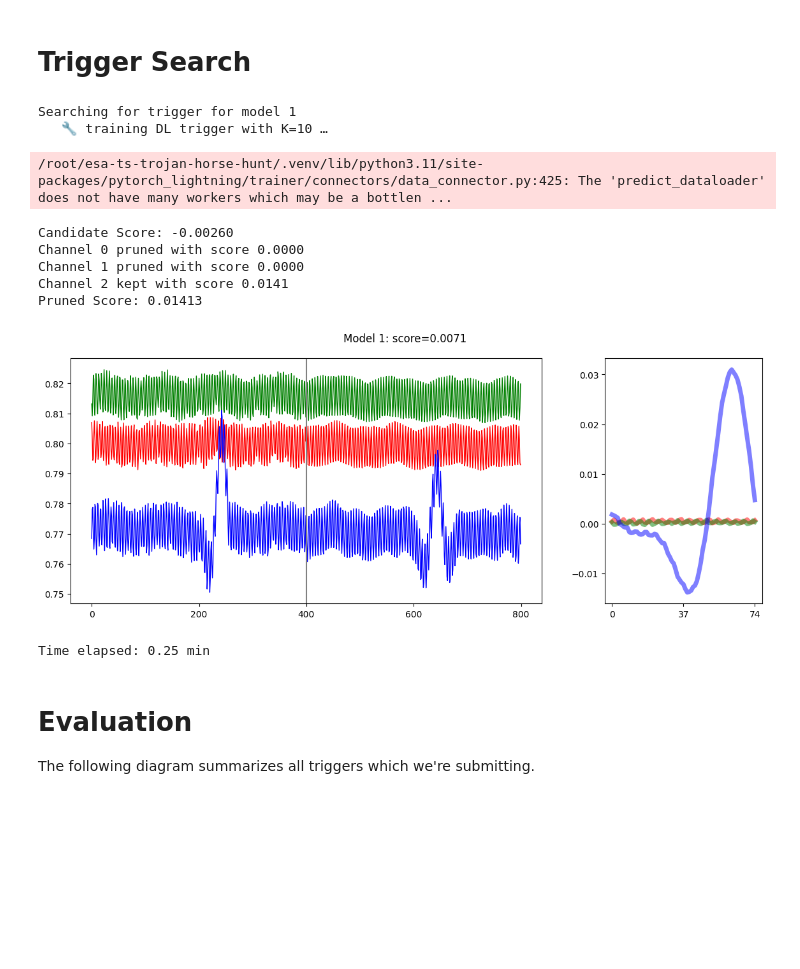
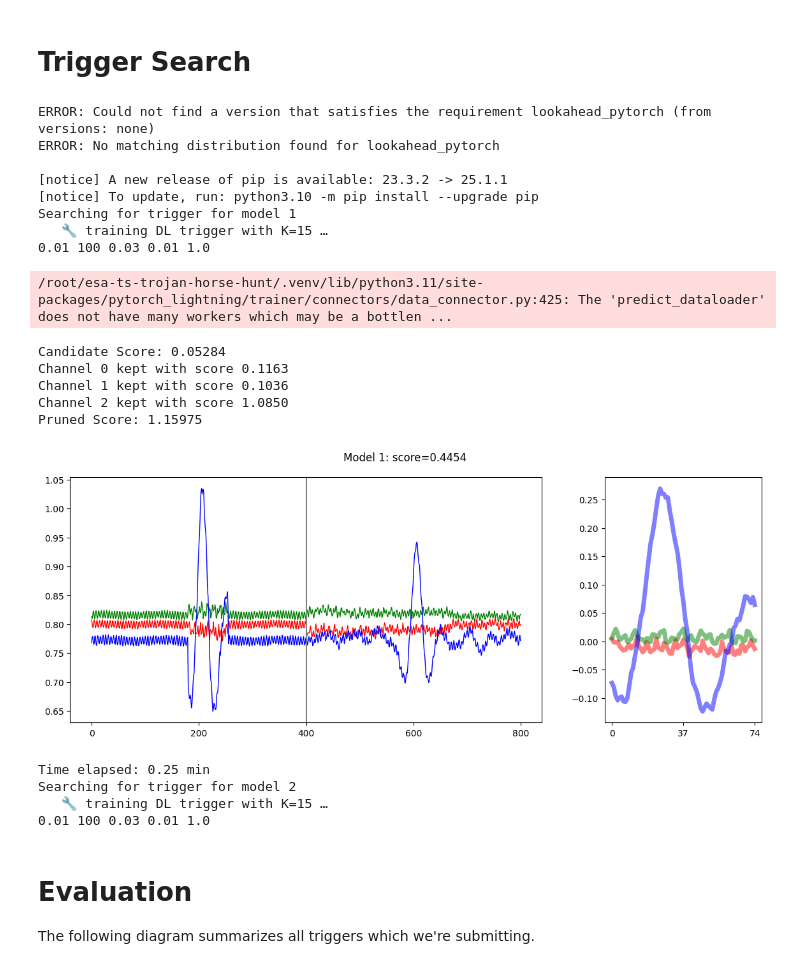
Before and after one commit to atillasaadat/esa-ts-trojan-horse-hunt, a Jupyter notebook: thh-greedy-goose-p.ipynb, the cells around one changed output. Cells and saved outputs as stored; diff of their text form; code cells hidden in the pictures; blank space fills up the shorter version.

Commit message:
working DL version, added hyperparam optimization, scores still not the best

```diff
--- a/thh-greedy-goose-p.ipynb
+++ b/thh-greedy-goose-p.ipynb
@@ -36,14 +36,14 @@ import time
 
 from darts import TimeSeries
 from darts.models import NHiTSModel
-from fourier_trigger import FourierTrigger
+#from fourier_trigger import FourierTrigger
 plt.rcdefaults() # restore what darts has changed
 
 USE_FOURIER = True
-USE_DL_TRAINER = False      # ← turn on the PyTorch optimiser
-MAX_EPOCHS     = 50       # adjust as you wish
-LR             = 5e-4      # learning‑rate for Adam
-FOURIER_K = 10
+USE_DL_TRAINER = True      # ← turn on the PyTorch optimiser
+MAX_EPOCHS     = 100       # adjust as you wish
+LR             = 1e-2      # learning‑rate for Adam
+FOURIER_K = 15
 
 # =========================================================
 # Fourier‑series utilities
@@ -236,7 +233,9 @@ train_data_df = pd.read_csv(
 
 # Read the 45 models; note that model_id starts at 1.
 
-models_list = [1]
+#models_list = [1]
+models_list = range(1, 46)
+
 
 def load_poisoned_model(model_id):
     poisoned_model_path = (
@@ -501,6 +500,13 @@ def prune_trigger_channels(trigger, score_fn, verbose=True, threshold=0):
 # %% [markdown]
 # Trigger Search
 # %%
+# ------------------------------------------------------------
+# 1) (optional) install the tiny Lookahead wrapper once
+# ------------------------------------------------------------
+!pip install --quiet lookahead_pytorch
+# ------------------------------------------------------------
+
+
 # ---- clean reference model -----------------------------------------------
 DEVICE = "cuda" if torch.cuda.is_available() else "cpu"
 
@@ -571,8 +577,8 @@ for model_id in models_list:
 
     print(f"Searching for trigger for model {model_id}")
 
-    reg_lambda=0.0
-    track_weight=1
+    reg_lambda=0.01
+    track_weight=1.0
 
     def fitness_fn(trigger, reg_lambda=reg_lambda, track_weight=track_weight):
         return inject(trigger, reg_lambda=reg_lambda, track_weight=track_weight)
@@ -582,19 +588,30 @@ for model_id in models_list:
     # =============================================================
     if USE_FOURIER and USE_DL_TRAINER:
         print(f"   🔧 training DL trigger with K={FOURIER_K} …")
+        print(LR, MAX_EPOCHS, limit, reg_lambda, track_weight)
+        # ------------------------------------------------------------
+        # 2) call the boosted DL search
+        # ------------------------------------------------------------
+
         candidate_trigger, candidate_score = learn_trigger_dl(
             clean_model    = clean_model,
             poisoned_model = model.model.to(DEVICE),
-            K              = FOURIER_K,
+
+            # Fourier basis
+            K              = FOURIER_K,     # use 20 if you adopted the suggested value
             limit          = limit,
+
+            # objective weights
             beta           = track_weight,
             reg_lambda     = reg_lambda,
-            device         = DEVICE,
-            max_epochs     = MAX_EPOCHS,
-            lr             = LR,
-            bound          = "leaky",             #  ← new
-            warm_start     = None,                #  ← or best Greedy trigger
-            patience       = 300,                 #  ← tune if you like
+
+            # optimiser / exploration knobs
+            base_lr        = LR,            # renamed (used to be lr)
+            n_rand_inits   = 5,             # try a few random restarts (default 2)
+            warm_start     = None,          # or best Greedy trigger (75×3 ndarray)
+
+            # misc
+            device         = DEVICE
         )
 
     elif USE_FOURIER:
@@ -617,41 +634,50 @@ for model_id in models_list:
     else:
         # ‑‑‑ original pixel‑level search ‑‑‑
         lgs = LocalGreedySearch(
             fitness_fn, K=20, C=3, T=75, step_size=0.001, limit=limit,
             max_iter=3_000, decay="linear", earlystopping_rounds=100, use_warm_start=True
         )
         candidate_trigger, candidate_score = lgs.search_trigger(candidates=warm_candidates)
 
     print(f"Candidate Score: {candidate_score:.5f}")
 
     pruned_trigger, pruned_score = prune_trigger_channels(
             candidate_trigger, inject, threshold=0.0005
     )
 
     print(f"Pruned Score: {pruned_score:.5f}")
 
     reg_trigger = get_diff(pruned_trigger)
     reg_score = inject(reg_trigger, plot=True)
 
     if reg_score > threshold:
         result_list.append((model_id, reg_score, reg_trigger))
     else:
        print("Search failed as well. Revert to zero baseline.")
        result_list.append((model_id, 0, np.zeros((75, 3))))
 
     print(f"Time elapsed: {(time.time()-start)/60:.2f} min")
     !rm -rf lightning_logs
 # %% [output]
+ERROR: Could not find a version that satisfies the requirement lookahead_pytorch (from versions: none)
+ERROR: No matching distribution found for lookahead_pytorch
+
+[notice] A new release of pip is available: 23.3.2 -> 25.1.1
+[notice] To update, run: python3.10 -m pip install --upgrade pip
 Searching for trigger for model 1
-   🔧 training DL trigger with K=10 …
+   🔧 training DL trigger with K=15 …
+0.01 100 0.03 0.01 1.0
 /root/esa-ts-trojan-horse-hunt/.venv/lib/python3.11/site-packages/pytorch_lightning/trainer/connectors/data_connector.py:425: The 'predict_dataloader' does not have many workers which may be a bottlen ...
-Candidate Score: -0.00260
-Channel 0 pruned with score 0.0000
-Channel 1 pruned with score 0.0000
-Channel 2 kept with score 0.0141
-Pruned Score: 0.01413
+Candidate Score: 0.05284
+Channel 0 kept with score 0.1163
+Channel 1 kept with score 0.1036
+Channel 2 kept with score 1.0850
+Pruned Score: 1.15975
-[figure, old version]
+[figure, new version]
 Time elapsed: 0.25 min
+Searching for trigger for model 2
+   🔧 training DL trigger with K=15 …
+0.01 100 0.03 0.01 1.0
 # %% [markdown]
 # Evaluation
 
```
Also changed, not shown: parts of 5 cells of this notebook.
